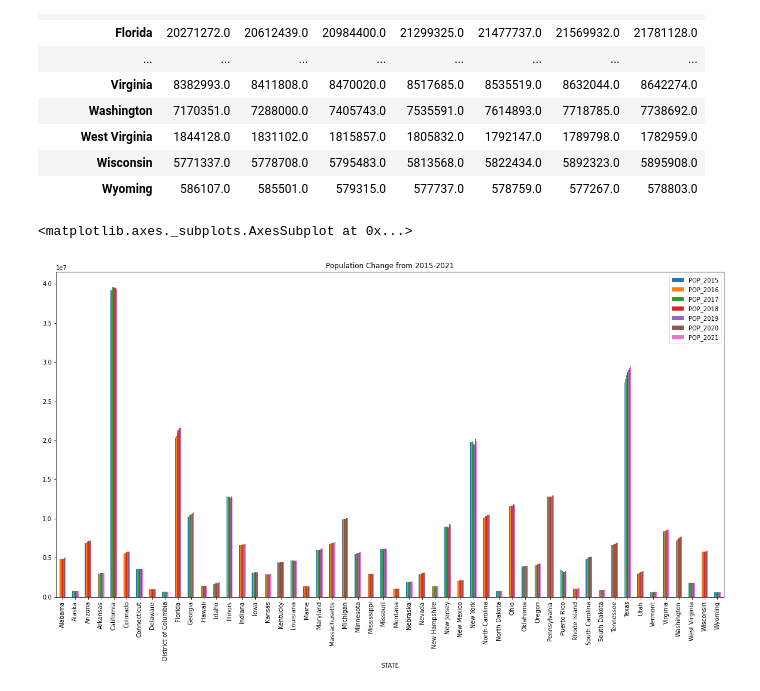
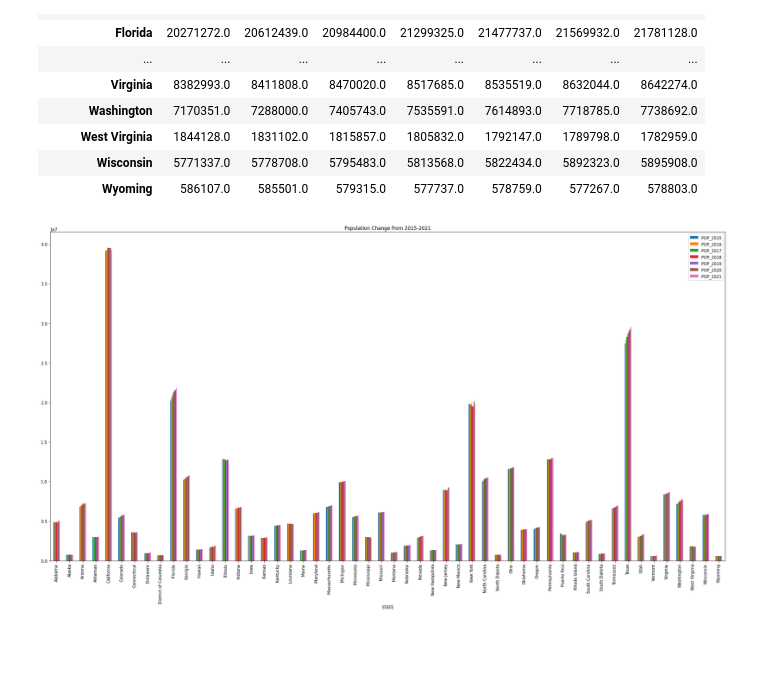
Before and after one commit to megangoode3/Group_Project_1, a Jupyter notebook: Census_data/state_population_comp.ipynb, the cells around one changed output. Cells and saved outputs as stored; diff of their text form; code cells hidden in the pictures; blank space fills up the shorter version.

Commit message:
adding some visuals and updating files

```diff
--- a/Census_data/state_population_comp.ipynb
+++ b/Census_data/state_population_comp.ipynb
@@ -192,7 +379,8 @@ pop_change_df
 pop_change_df.to_csv("pop_change.csv")
 # %%
 # create a plot of the population change from 2015-2021
-pop_change_df.plot(kind="bar", figsize=(20,10), title="Population Change from 2015-2021")
+pop_change_df.plot(kind="bar", figsize=(30,15), title="Population Change from 2015-2021")
+# save the plot as a png file
+plt.savefig("pop_change.png")
 # %% [output]
-<matplotlib.axes._subplots.AxesSubplot at 0x...>
-[figure, old version]
+[figure, new version]
```
Also changed, not shown: parts of 19 cells of this notebook, 5 other files.
